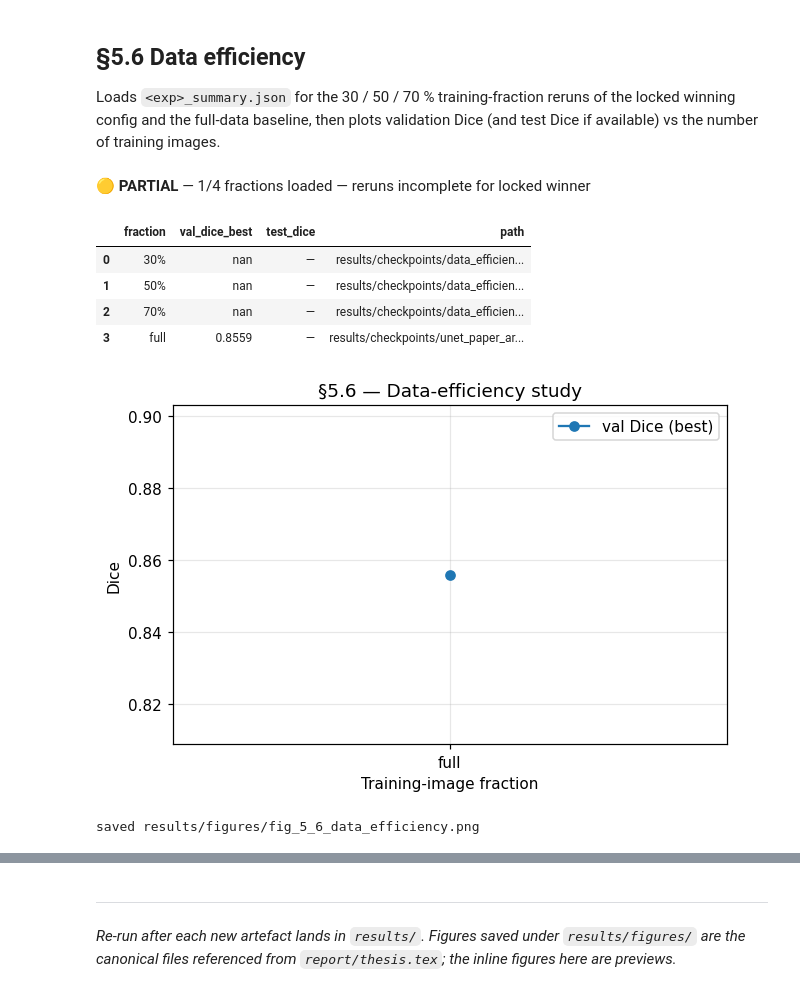
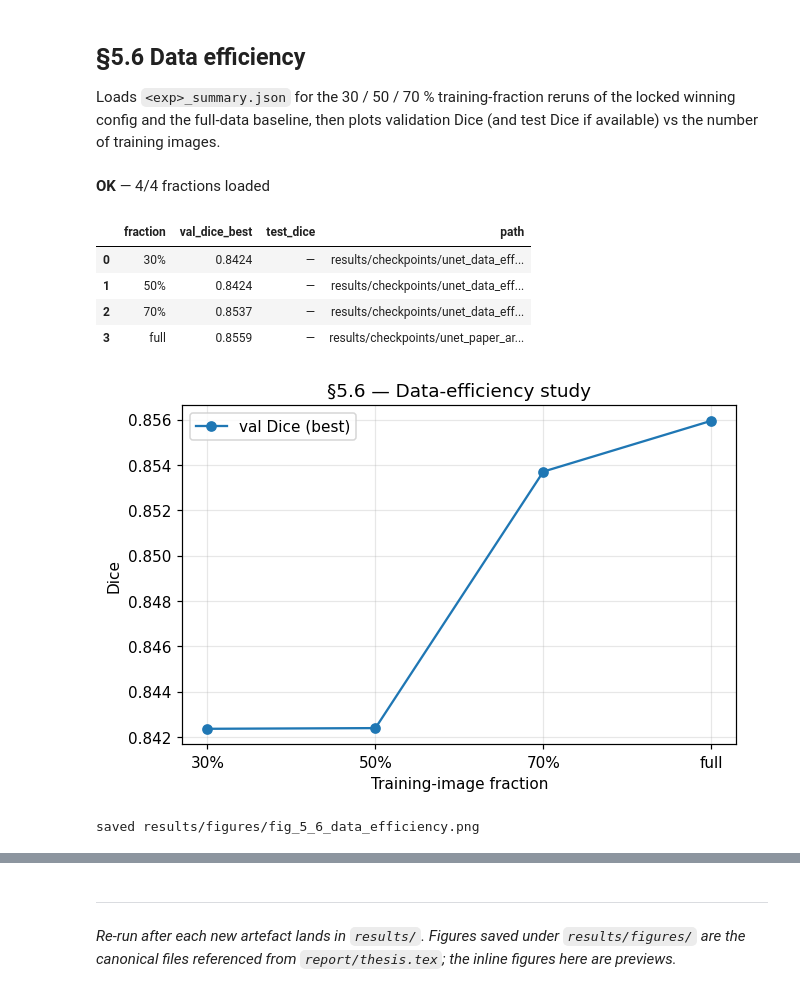
Before and after one commit to barongracias/satellite_trail_detection, a Jupyter notebook: notebooks/02_results_synthesis.ipynb, the cells around one changed output, grey strips where cells are left out. Saved outputs shown, nothing was run; the diff lists cells and outputs as text; code cells hidden in the pictures.

```diff
--- a/notebooks/02_results_synthesis.ipynb
+++ b/notebooks/02_results_synthesis.ipynb
@@ -92,8 +92,7 @@ class CellStatus:
     detail: str = ''
 
     def banner(self) -> Markdown:
-        emoji = {'OK': '✅', 'PENDING': '⏳', 'PARTIAL': '🟡'}[self.state]
-        return Markdown(f'**{emoji} {self.state}** — {self.detail}')
+        return Markdown(f'**{self.state}** — {self.detail}')
 
 
 def show(status: CellStatus, df: pd.DataFrame | None = None) -> None:
@@ -389,7 +388,7 @@ for f in fractions:
         path = CHECKPOINTS_DIR / f'{WINNER_EXPERIMENT_NAME}_summary.json'
         tag = 'full'
     else:
-        path = CHECKPOINTS_DIR / f'data_efficiency_{int(f * 100)}_summary.json'
+        path = CHECKPOINTS_DIR / f'unet_data_efficiency_f{int(f * 100)}_s2804_summary.json'
         tag = f'{int(f * 100)}%'
     payload = load_json(path)
     if payload is None:
@@ -401,36 +400,36 @@ for f in fractions:
         'val_dice_best': float(history['val_dice'].max()) if not history.empty else None,
         'test_dice': (payload.get('test_metrics') or {}).get('dice'),
         'path': str(path.relative_to(PROJECT_ROOT)),
     })
 df = pd.DataFrame(rows)
 loaded = df['val_dice_best'].notna().sum()
 state = 'OK' if loaded == len(fractions) else ('PARTIAL' if loaded > 0 else 'PENDING')
 detail = f'{loaded}/{len(fractions)} fractions loaded' + (' — reruns incomplete for locked winner' if loaded < len(fractions) else '')
 show(CellStatus('5.6', state, detail), df.assign(
     val_dice_best=df['val_dice_best'].map(lambda v: fmt(v)),
     test_dice=df['test_dice'].map(lambda v: fmt(v)),
 ))
 
 if loaded > 0:
     plot_df = df.dropna(subset=['val_dice_best'])
     fig, ax = plt.subplots(figsize=(6.5, 4))
     ax.plot(plot_df['fraction'], plot_df['val_dice_best'], marker='o', label='val Dice (best)')
     if plot_df['test_dice'].notna().any():
         ax.plot(plot_df['fraction'], plot_df['test_dice'], marker='s', linestyle='--', label='test Dice')
     ax.set_xlabel('Training-image fraction')
     ax.set_ylabel('Dice')
     ax.set_title('§5.6 — Data-efficiency study')
     ax.legend()
     out = FIGURES_DIR / 'fig_5_6_data_efficiency.png'
     fig.savefig(out)
     plt.show()
     print(f'saved {out.relative_to(PROJECT_ROOT)}')
 # %% [output]
-**🟡 PARTIAL** — 1/4 fractions loaded — reruns incomplete for locked winner
+**OK** — 4/4 fractions loaded
 |  | fraction | val_dice_best | test_dice | path |
-| 0 | 30% | nan | — | results/checkpoints/data_efficien... |
-| 1 | 50% | nan | — | results/checkpoints/data_efficien... |
-| 2 | 70% | nan | — | results/checkpoints/data_efficien... |
+| 0 | 30% | 0.8424 | — | results/checkpoints/unet_data_eff... |
+| 1 | 50% | 0.8424 | — | results/checkpoints/unet_data_eff... |
+| 2 | 70% | 0.8537 | — | results/checkpoints/unet_data_eff... |
 | 3 | full | 0.8559 | — | results/checkpoints/unet_paper_ar... |
-[figure, old version]
+[figure, new version]
 saved results/figures/fig_5_6_data_efficiency.png
```
Also changed, not shown: parts of 10 cells of this notebook, 5 other files.
